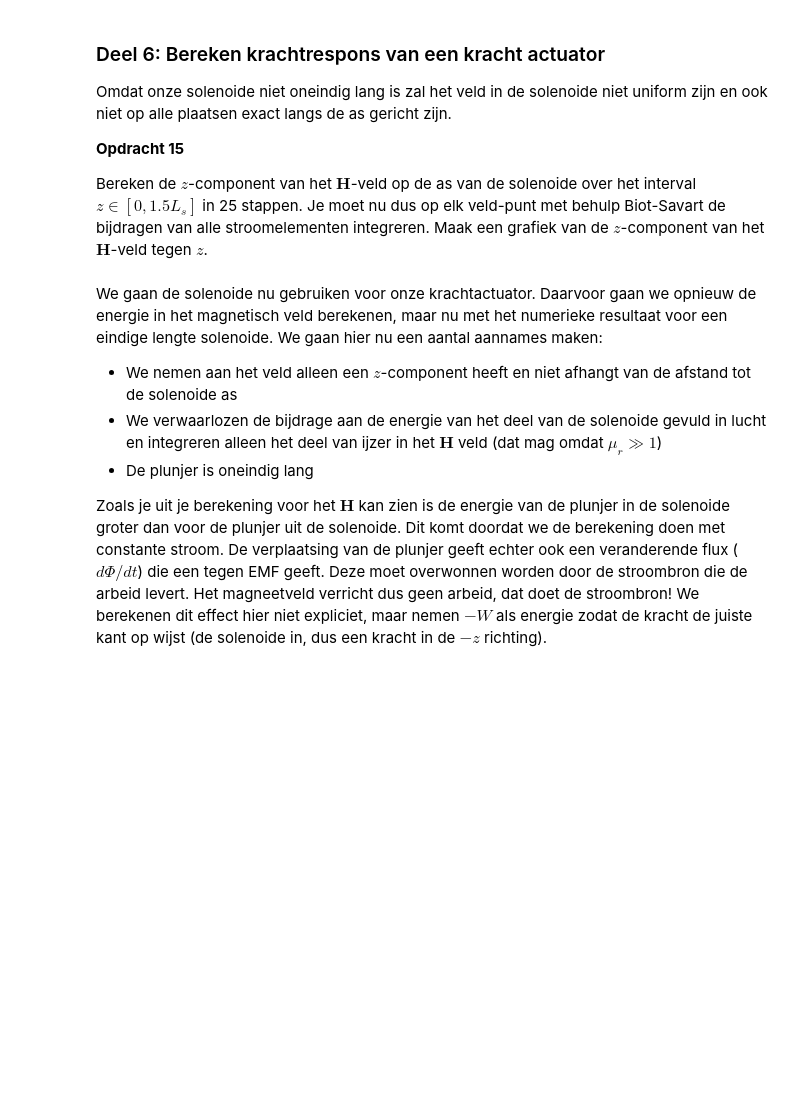
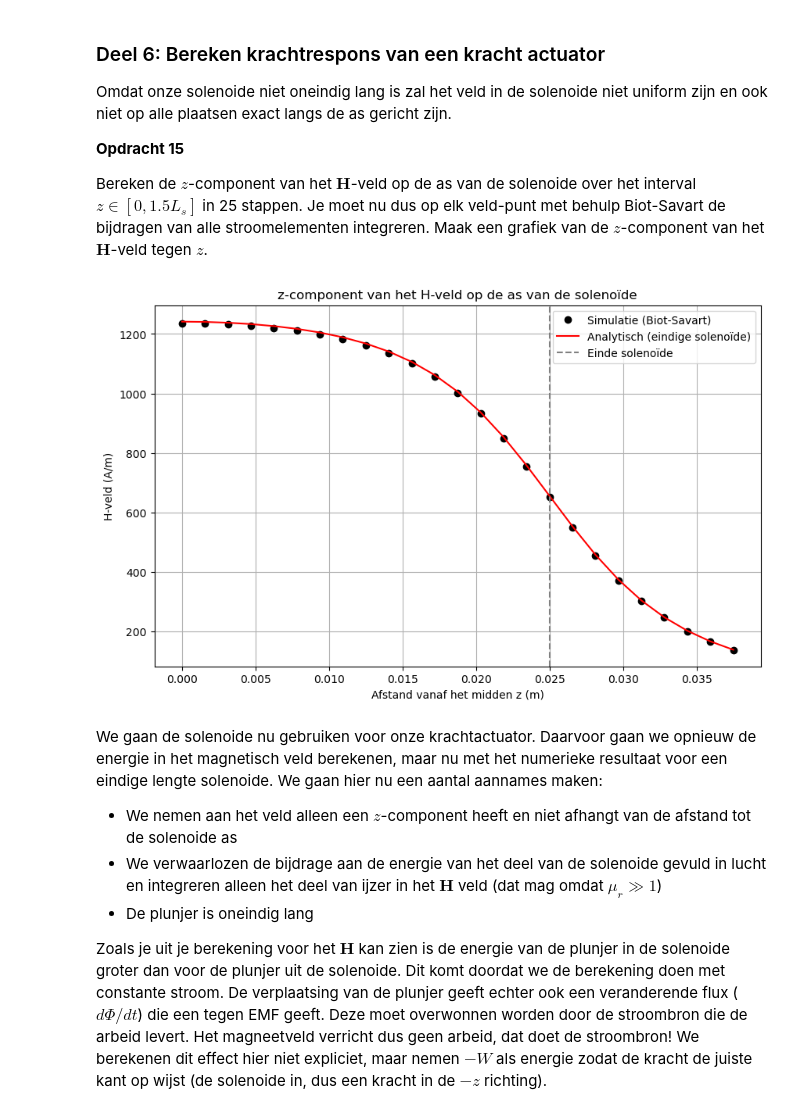
Before and after one commit to fd6150/opdrachten-DEF-D, a Jupyter notebook: DigitaleOntwerpopdrachten/KrachtactuatorOpdracht.ipynb, the cells around one changed output. Drawn from its saved outputs; the diff is of its cells as text; code cells hidden in the pictures; blank space fills up the shorter version.

```diff
--- a/DigitaleOntwerpopdrachten/KrachtactuatorOpdracht.ipynb
+++ b/DigitaleOntwerpopdrachten/KrachtactuatorOpdracht.ipynb
@@ -441,3 +535,20 @@ Bereken het veld in het midden van de solenoide en vergelijk het met het analyti
 ###
 ###Jullie code hier###
 ###
+# Veldpunt in het midden
+r_field = np.array([0, 0, 0])
+I = 0.5
+
+# We testen verschillende groottes voor N (aantal segmenten in de simulatie)
+for N_test in [1000, 5000, 10000]:
+    x, y, z = parametrisatie(N_test, r_sol, aantal_omwentelingen, L_sol)
+    H_sim = np.array([0.0, 0.0, 0.0])
+
+    for i in range(len(x)-1):
+        r_source = np.array([x[i], y[i], z[i]])
+        dl = np.array([x[i+1]-x[i], y[i+1]-y[i], z[i+1]-z[i]])
+        H_sim += field_current_element(r_field, r_source, dl, I)
+
+    print(f"N={N_test}: H_z = {H_sim[2]:.2f} A/m")
+
+print(f"Analytisch (oneindig): {2673.80 * 0.5:.2f} A/m")
@@ -449,35 +565,63 @@ Omdat onze solenoide niet oneindig lang is zal het veld in de solenoide niet uni
 
 Bereken de $z$-component van het $\mathbf{H}$-veld op de as van de solenoide over het interval $z \in [0, 1.5L_s]$ in 25 stappen. Je moet nu dus op elk veld-punt met behulp Biot-Savart de bijdragen van alle stroomelementen integreren. Maak een grafiek van de $z$-component van het $\mathbf{H}$-veld tegen $z$.
 # %%
-n_ax=25
-z_ax=np.linspace(0, 1.5*L_sol/2, n_ax)
-H_ax=np.zeros((n_ax,1))
+import numpy as np
+import matplotlib.pyplot as plt
 
+# 1. Parameters (Deuractuator)
+L_sol = 0.05            # Lengte solenoïde
+r_sol = 0.01            # Straal solenoïde
+I = 0.5                 # Stroomsterkte (9V batterij)
+N_wikkelingen = 133.69  # Berekend in Opdracht 13
+
+# 2. Ik definieer de bron (de draad)
+# We gebruiken een hoog aantal punten (N_bron) voor een nauwkeurige integratie
+N_bron = 5000
+x_s, y_s, z_s = parametrisatie(N_bron, r_sol, N_wikkelingen, L_sol)
+
+# 3. Definieer de meetpunten op de as (veldpunten)
+n_ax = 25
+# We kijken van het midden (0) tot 1.5 keer de halve lengte
+z_ax = np.linspace(0, 1.5 * L_sol / 2, n_ax)
+H_ax = np.zeros(n_ax)
+
+# 4. Numerieke integratie met Biot-Savart
 for i_field in range(n_ax):
-    print(f"\rIfield =  {i_field}", end="") # Print welk element van het veld nu berekend wordt.
-    # Bepaal de field coordinate
-    Hsimulated=np.array([0,0,0], dtype='float64')
-    for i_source in np.arange(1, N):
-        # Bepaal dl en r_source en gebruik
-        Hsimulated += field_current_element(r_field, r_source, dl)
-        print(f"Ifield =  {i_field}", end="")
+    r_field = np.array([0, 0, z_ax[i_field]]) # Meetpunt op de z-as
+    H_simulated = np.array([0.0, 0.0, 0.0])
 
-    # selecting the z-component
-    H_ax[i_field,0]=Hsimulated[2]
+    for i_src in range(N_bron - 1):
+        # Bepaal bronelement r_source en lengte-element dl
+        r_source = np.array([x_s[i_src], y_s[i_src], z_s[i_src]])
+        dl = np.array([x_s[i_src+1]-x_s[i_src], y_s[i_src+1]-y_s[i_src], z_s[i_src+1]-z_s[i_src]])
 
-H_veld_ideaal=analytical_answer*np.ones(n_ax)*(1.0*(z_ax < L_sol/2))
+        # Voeg bijdrage toe met de functie uit Opdracht 11
+        H_simulated += field_current_element(r_field, r_source, dl, I)
 
-# dit is nog een aardige analytische uitdrukking die je kan uitrekenen voor de z-component op de as van een solenoide met eindige lengte
-H_veld_analytisch=(aantal_omwent*I/L_sol/2)*((L_sol/2-z_ax)/np.sqrt((z_ax- L_sol/2)**2 + r_sol**2)+(L_sol/2+z_ax)/np.sqrt((z_ax+ L_sol/2)**2 + r_sol**2))
+    # Sla alleen de z-component op [cite: 365]
+    H_ax[i_field] = H_simulated[2]
 
-plt.figure(figsize=[13,4])
-plt.subplot(131)
-plt.title('z-component van B-veld')
-plt.plot(z_ax, H_veld_ideaal, '-r', label='ideaal')
-plt.plot(z_ax, H_veld_analytisch, '-g', label='analytisch')
-plt.plot(z_ax, H_ax, '-k', label='simulatie')
-plt.xlabel('Afstand langs de as van de solenoide (m)')
-plt.ylabel('B-veld (Tesla)')
+# 5. Vergelijking met de analytische formule voor een eindige solenoïde
+# n = aantal wikkelingen per meter (spoed)
+n = N_wikkelingen / L_sol
+H_analytisch = (n * I / 2) * (
+    (L_sol/2 - z_ax) / np.sqrt((z_ax - L_sol/2)**2 + r_sol**2) +
+    (L_sol/2 + z_ax) / np.sqrt((z_ax + L_sol/2)**2 + r_sol**2)
+)
+
+# 6. Grafiek maken
+plt.figure(figsize=(10, 6))
+plt.plot(z_ax, H_ax, 'ko', label='Simulatie (Biot-Savart)')
+plt.plot(z_ax, H_analytisch, 'r-', label='Analytisch (eindige solenoïde)')
+plt.axvline(x=L_sol/2, color='gray', linestyle='--', label='Einde solenoïde')
+plt.title('z-component van het H-veld op de as van de solenoïde')
+plt.xlabel('Afstand vanaf het midden z (m)')
+plt.ylabel('H-veld (A/m)')
+plt.legend()
+plt.grid(True)
+plt.show()
+# %% [output]
+[figure, added]
 # %% [markdown]
 We gaan de solenoide nu gebruiken voor onze krachtactuator. Daarvoor gaan we opnieuw de energie in het magnetisch veld berekenen, maar nu met het numerieke resultaat voor een eindige lengte solenoide. We gaan hier nu een aantal aannames maken:
 * We nemen aan het veld alleen een $z$-component heeft en niet afhangt van de afstand tot de solenoide as
```
Also changed, not shown: parts of 6 cells of this notebook.
